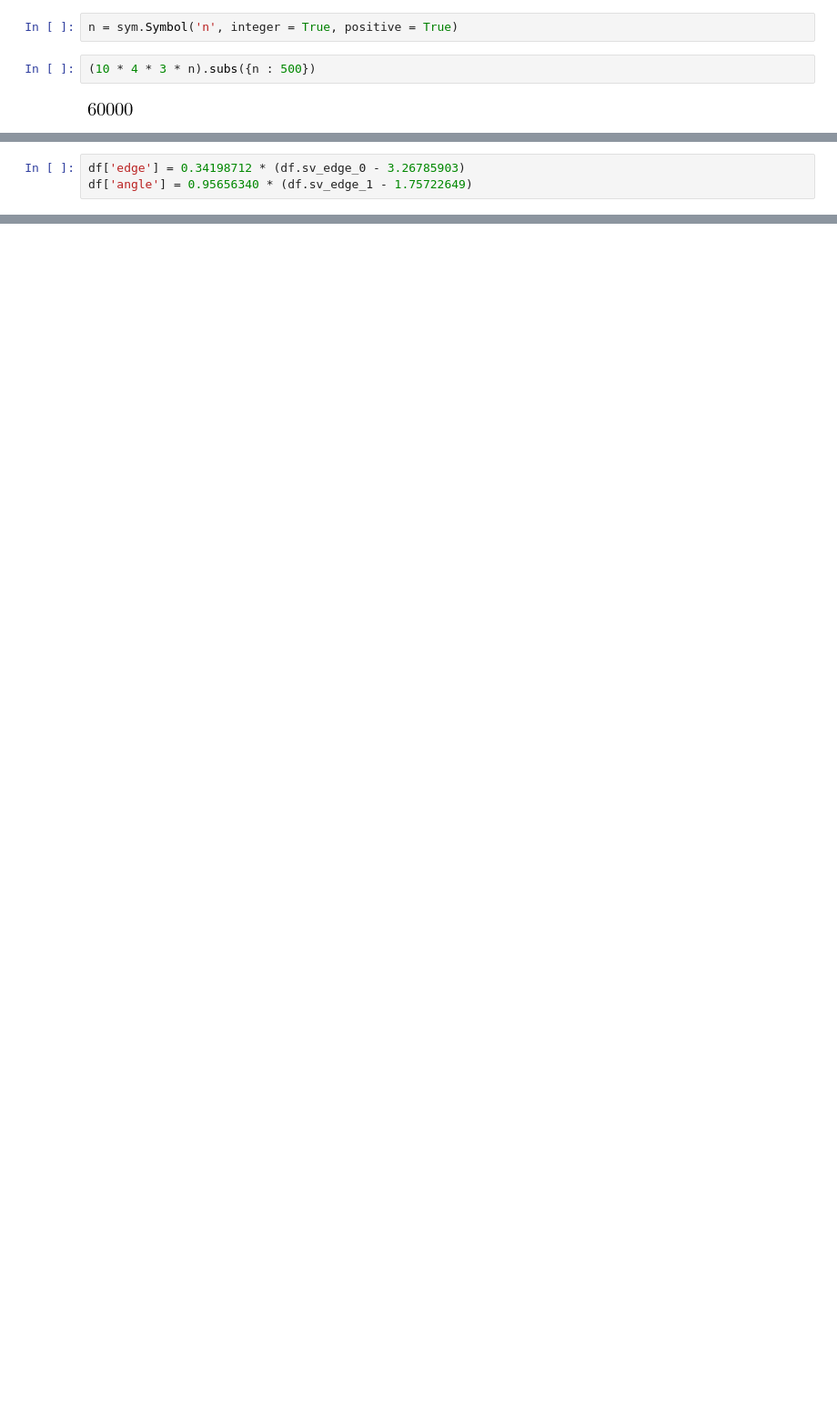
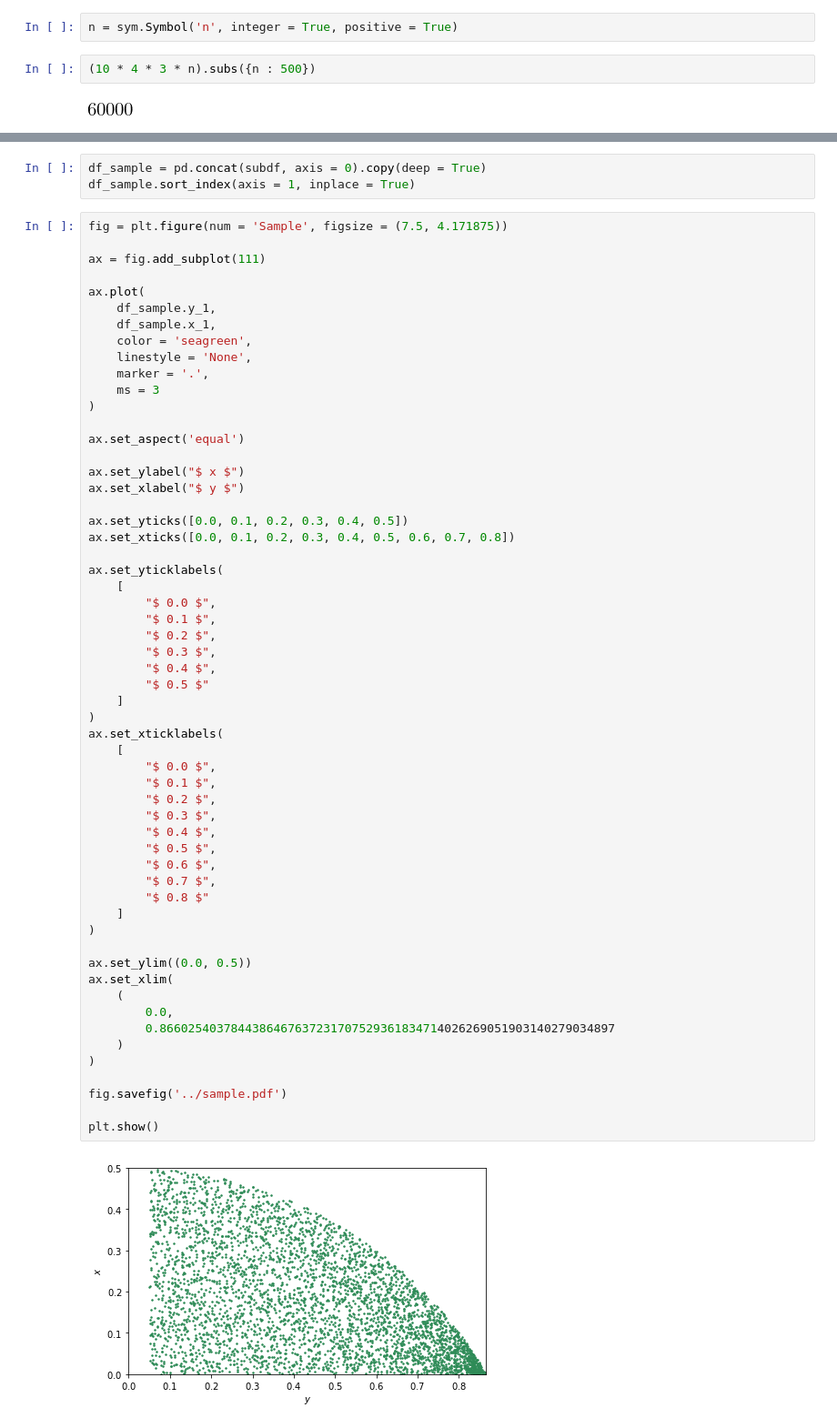
Before and after one commit to DavorPenzar/diplomski, a Jupyter notebook: code/Divizija.ipynb, the cells around one changed output, grey strips where cells are left out. Shown at 91% size. Saved outputs shown, nothing was run; the diff lists cells and outputs as text; blank space fills up the shorter version.

```diff
--- a/code/Divizija.ipynb
+++ b/code/Divizija.ipynb
@@ -345,3 +314,0 @@ N = 5000
-# %%
-df['edge'] = 0.34198712 * (df.sv_edge_0 - 3.26785903)
-df['angle'] = 0.95656340 * (df.sv_edge_1 - 1.75722649)
@@ -426,0 +403,62 @@ except (NameError, UnboundLocalError):
+# %%
+df_sample = pd.concat(subdf, axis = 0).copy(deep = True)
+df_sample.sort_index(axis = 1, inplace = True)
+# %%
+fig = plt.figure(num = 'Sample', figsize = (7.5, 4.171875))
+
+ax = fig.add_subplot(111)
+
+ax.plot(
+    df_sample.y_1,
+    df_sample.x_1,
+    color = 'seagreen',
+    linestyle = 'None',
+    marker = '.',
+    ms = 3
+)
+
+ax.set_aspect('equal')
+
+ax.set_ylabel("$ x $")
+ax.set_xlabel("$ y $")
+
+ax.set_yticks([0.0, 0.1, 0.2, 0.3, 0.4, 0.5])
+ax.set_xticks([0.0, 0.1, 0.2, 0.3, 0.4, 0.5, 0.6, 0.7, 0.8])
+
+ax.set_yticklabels(
+    [
+        "$ 0.0 $",
+        "$ 0.1 $",
+        "$ 0.2 $",
+        "$ 0.3 $",
+        "$ 0.4 $",
+        "$ 0.5 $"
+    ]
+)
+ax.set_xticklabels(
+    [
+        "$ 0.0 $",
+        "$ 0.1 $",
+        "$ 0.2 $",
+        "$ 0.3 $",
+        "$ 0.4 $",
+        "$ 0.5 $",
+        "$ 0.6 $",
+        "$ 0.7 $",
+        "$ 0.8 $"
+    ]
+)
+
+ax.set_ylim((0.0, 0.5))
+ax.set_xlim(
+    (
+        0.0,
+        0.8660254037844386467637231707529361834714026269051903140279034897
+    )
+)
+
+fig.savefig('../sample.pdf')
+
+plt.show()
+# %% [output]
+[figure, added]
```
Also changed, not shown: parts of 23 cells of this notebook, 2 other files.
